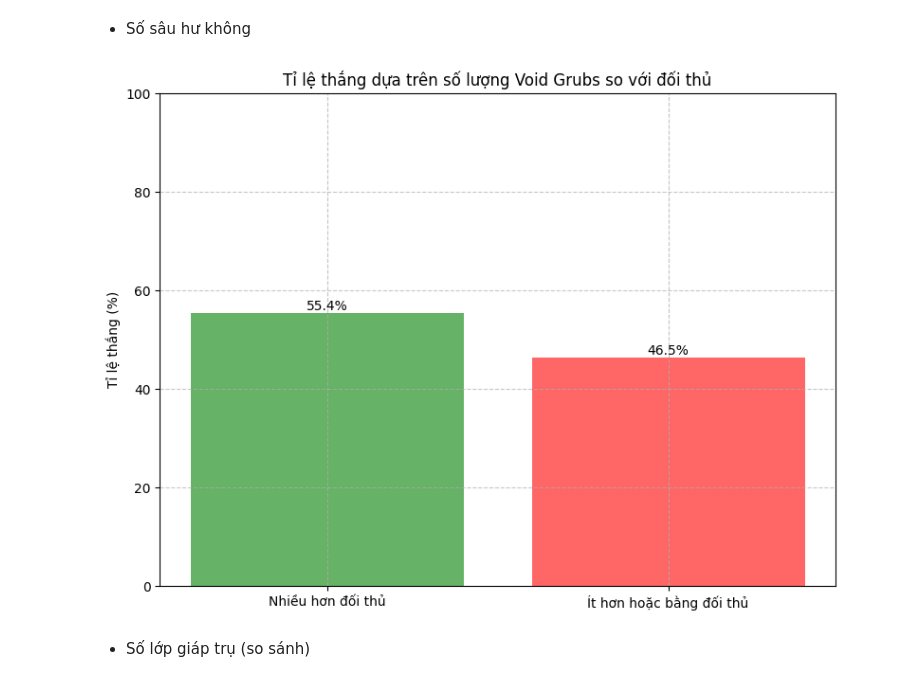
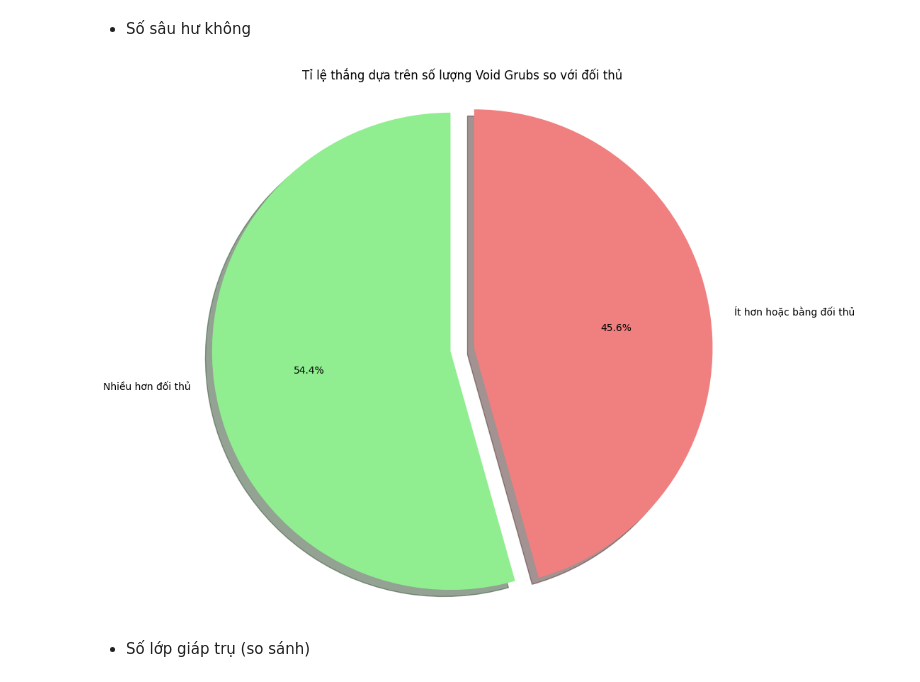
Before and after one commit to fromuit/IE224_Project, a Jupyter notebook: Source/EDA1.ipynb, the cells around one changed output. Drawn from its saved outputs; the diff is of its cells as text; code cells hidden in the pictures.

```diff
--- a/Source/EDA1.ipynb
+++ b/Source/EDA1.ipynb
@@ -789,39 +789,34 @@ plt.show()
 # %%
 # Tạo cột mới để đánh dấu trường hợp có nhiều void grubs hơn đối thủ
 lck_data['void_grubs_advantage'] = lck_data['void_grubs'] > lck_data['opp_void_grubs']
 
 # Tính tỉ lệ thắng cho các trường hợp
 win_rate_with_advantage = (lck_data[lck_data['void_grubs_advantage']]['result'] == 1).mean() * 100
 win_rate_without_advantage = (lck_data[~lck_data['void_grubs_advantage']]['result'] == 1).mean() * 100
 
 # Tạo figure
-plt.figure(figsize=(8, 6))
+plt.figure(figsize=(10, 8))
 
-# Vẽ biểu đồ cột
-bars = plt.bar(['Nhiều hơn đối thủ', 'Ít hơn hoặc bằng đối thủ'],
-               [win_rate_with_advantage, win_rate_without_advantage],
-               color=['green', 'red'],
-               alpha=0.6)
+# Chuẩn bị dữ liệu cho pie chart
+labels = ['Nhiều hơn đối thủ', 'Ít hơn hoặc bằng đối thủ']
+sizes = [win_rate_with_advantage, win_rate_without_advantage]
+colors = ['lightgreen', 'lightcoral']
+explode = (0.1, 0)  # Tách phần đầu tiên ra một chút
 
-# Thêm giá trị lên các cột
-for bar in bars:
-    height = bar.get_height()
-    plt.text(bar.get_x() + bar.get_width()/2., height,
-             f'{height:.1f}%',
-             ha='center', va='bottom')
+# Vẽ pie chart
+plt.pie(sizes, explode=explode, labels=labels, colors=colors,
+        autopct='%1.1f%%', shadow=True, startangle=90)
 
-# Tùy chỉnh biểu đồ
+# Thêm tiêu đề
 plt.title('Tỉ lệ thắng dựa trên số lượng Void Grubs so với đối thủ')
-plt.ylabel('Tỉ lệ thắng (%)')
-plt.ylim(0, 100)  # Đặt giới hạn trục y từ 0 đến 100
 
-# Thêm lưới để dễ đọc
-plt.grid(True, linestyle='--', alpha=0.7)
+# Đảm bảo hình tròn được vẽ như một hình tròn
+plt.axis('equal')
 
 plt.tight_layout()
 plt.show()
 # %% [output]
-[figure, old version]
+[figure, new version]
 # %% [markdown]
 - Số lớp giáp trụ (so sánh)
 # %%
```
